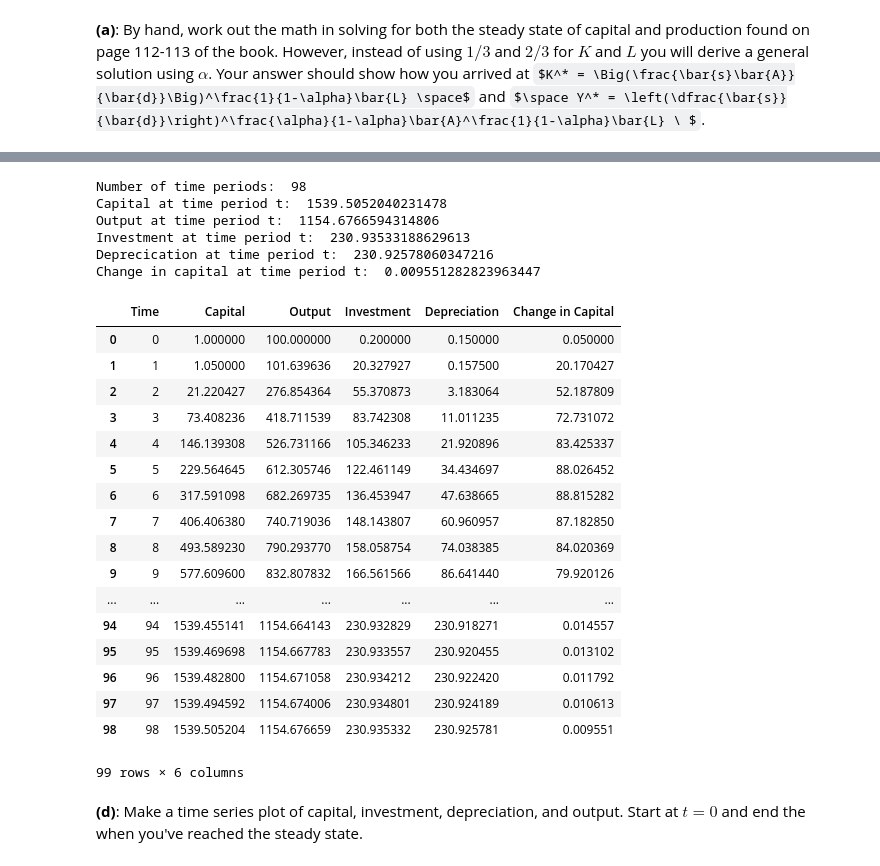
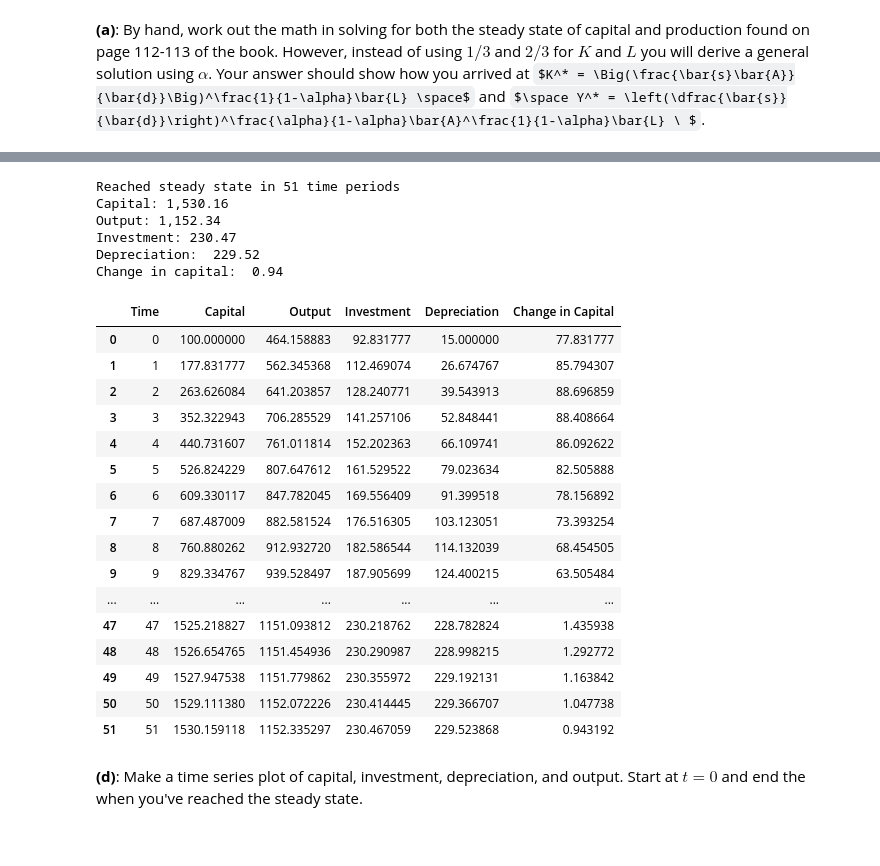
Before and after one commit to dylanjm/econ_381_development, a Jupyter notebook: solution_versions/chapter_05_solutions.ipynb, the cells around one changed output, grey strips where cells are left out. Drawn from its saved outputs; the diff is of its cells as text; code cells hidden in the pictures; some formulas as TeX source.

```diff
--- a/solution_versions/chapter_05_solutions.ipynb
+++ b/solution_versions/chapter_05_solutions.ipynb
@@ -126,14 +131,14 @@ __(c)__ Now, let's simulate the path of some key variables over time. This exerc
 | 5       |  ...           |         ...       |             ...            |                ...                   |  ...  |
 | ...     |  ...           |         ...       |             ...            |                ...                   |  ...  |
 # %%
-# Insert Python Code Here for Part (b)
-K_0 = 1
+# Define exogenous variables and parameters
+K_0 = 100
 L = 1000
 A = 1
 d = 0.15
 s = .20
-alph = 1/3
-
+alpha = 1/3
+epsilon = 10
 def production_function(A, K, L, alpha):
     return A * pow(K, alpha) * pow(L, 1 - alpha)
 
@@ -142,69 +147,68 @@ def production_function(A, K, L, alpha):
 # Here we will define a number of arrays and then append onto them inside a while loop
 ##############################################################################################
 
 # Defining the arrays
 time = [0]
 capital = np.array([K_0])
 output = np.array([production_function(A, K_0, L, alpha)])
-investment = np.array([s * capital[0]])
+investment = np.array([s * output[0]])
 depreciation = np.array([d * capital[0]])
 change_in_capital = np.array([investment[0] - depreciation[0]])
 i = 0
 
 # Using a while loop to run until we are within .01 of the steady state we calculated in part (b)
-while (abs(capital[i] - capital_steady_state)) > 0.1:
+while (abs(capital[i] - capital_steady_state)) >epsilon:
     i += 1
     time = np.append(time, i)
     capital = np.append(capital, capital[i - 1] + change_in_capital[i - 1])
     output = np.append(output, production_function(A, capital[i], L, alpha))
     investment = np.append(investment, s * output[i])
     depreciation = np.append(depreciation, d * capital[i])
     change_in_capital = np.append(change_in_capital, investment[i] - depreciation[i])
 
 # Print the results
-print('Number of time periods: ', time[i])
-print('Capital at time period t: ', capital[i])
-print('Output at time period t: ', output[i])
-print('Investment at time period t: ', investment[i])
-print('Deprecication at time period t: ', depreciation[i])
-print('Change in capital at time period t: ', change_in_capital[i], '\n')
+print('Reached steady state in',time[i],'time periods')
+print('Capital:', '{:,.2f}'.format(capital[i]))
+print('Output:', '{:,.2f}'.format(output[i]))
+print('Investment:', '{:,.2f}'.format( investment[i]))
+print('Depreciation: ', '{:,.2f}'.format( depreciation[i]))
+print('Change in capital: ', '{:,.2f}'.format( change_in_capital[i], '\n'))
 
 # Print the data frame with the final values
 # Run this code to create the data frame!
 
 df = pd.DataFrame({'Time':time,
                    'Capital':capital,
-                  'Output':output,
-                  'Investment':investment,
-                  'Depreciation':depreciation,
-                  'Change in Capital':change_in_capital},
-                  columns=['Time', 'Capital', 'Output', 'Investment', 'Depreciation', 'Change in Capital'])
+                   'Output':output,
+                   'Investment':investment,
+                   'Depreciation':depreciation,
+                   'Change in Capital':change_in_capital},
+                   columns=['Time', 'Capital', 'Output', 'Investment', 'Depreciation', 'Change in Capital'])
 df
 # %% [output]
-Number of time periods:  98
-Capital at time period t:  1539.5052040231478
-Output at time period t:  1154.6766594314806
-Investment at time period t:  230.93533188629613
-Deprecication at time period t:  230.92578060347216
-Change in capital at time period t:  0.009551282823963447
+Reached steady state in 51 time periods
+Capital: 1,530.16
+Output: 1,152.34
+Investment: 230.47
+Depreciation:  229.52
+Change in capital:  0.94
 |  | Time | Capital | Output | Investment | Depreciation | Change in Capital |
-| 0 | 0 | 1.000000 | 100.000000 | 0.200000 | 0.150000 | 0.050000 |
-| 1 | 1 | 1.050000 | 101.639636 | 20.327927 | 0.157500 | 20.170427 |
-| 2 | 2 | 21.220427 | 276.854364 | 55.370873 | 3.183064 | 52.187809 |
-| 3 | 3 | 73.408236 | 418.711539 | 83.742308 | 11.011235 | 72.731072 |
-| 4 | 4 | 146.139308 | 526.731166 | 105.346233 | 21.920896 | 83.425337 |
-| 5 | 5 | 229.564645 | 612.305746 | 122.461149 | 34.434697 | 88.026452 |
-| 6 | 6 | 317.591098 | 682.269735 | 136.453947 | 47.638665 | 88.815282 |
-| 7 | 7 | 406.406380 | 740.719036 | 148.143807 | 60.960957 | 87.182850 |
-| 8 | 8 | 493.589230 | 790.293770 | 158.058754 | 74.038385 | 84.020369 |
-| 9 | 9 | 577.609600 | 832.807832 | 166.561566 | 86.641440 | 79.920126 |
+| 0 | 0 | 100.000000 | 464.158883 | 92.831777 | 15.000000 | 77.831777 |
+| 1 | 1 | 177.831777 | 562.345368 | 112.469074 | 26.674767 | 85.794307 |
+| 2 | 2 | 263.626084 | 641.203857 | 128.240771 | 39.543913 | 88.696859 |
+| 3 | 3 | 352.322943 | 706.285529 | 141.257106 | 52.848441 | 88.408664 |
+| 4 | 4 | 440.731607 | 761.011814 | 152.202363 | 66.109741 | 86.092622 |
+| 5 | 5 | 526.824229 | 807.647612 | 161.529522 | 79.023634 | 82.505888 |
+| 6 | 6 | 609.330117 | 847.782045 | 169.556409 | 91.399518 | 78.156892 |
+| 7 | 7 | 687.487009 | 882.581524 | 176.516305 | 103.123051 | 73.393254 |
+| 8 | 8 | 760.880262 | 912.932720 | 182.586544 | 114.132039 | 68.454505 |
+| 9 | 9 | 829.334767 | 939.528497 | 187.905699 | 124.400215 | 63.505484 |
 | ... | ... | ... | ... | ... | ... | ... |
-| 94 | 94 | 1539.455141 | 1154.664143 | 230.932829 | 230.918271 | 0.014557 |
-| 95 | 95 | 1539.469698 | 1154.667783 | 230.933557 | 230.920455 | 0.013102 |
-| 96 | 96 | 1539.482800 | 1154.671058 | 230.934212 | 230.922420 | 0.011792 |
-| 97 | 97 | 1539.494592 | 1154.674006 | 230.934801 | 230.924189 | 0.010613 |
-| 98 | 98 | 1539.505204 | 1154.676659 | 230.935332 | 230.925781 | 0.009551 |
+| 47 | 47 | 1525.218827 | 1151.093812 | 230.218762 | 228.782824 | 1.435938 |
+| 48 | 48 | 1526.654765 | 1151.454936 | 230.290987 | 228.998215 | 1.292772 |
+| 49 | 49 | 1527.947538 | 1151.779862 | 230.355972 | 229.192131 | 1.163842 |
+| 50 | 50 | 1529.111380 | 1152.072226 | 230.414445 | 229.366707 | 1.047738 |
+| 51 | 51 | 1530.159118 | 1152.335297 | 230.467059 | 229.523868 | 0.943192 |
-99 rows × 6 columns
 # %% [markdown]
 __(d)__: Make a time series plot of capital, investment, depreciation, and output. Start at $t=0$ and end the when you've reached the steady state.
 # %%
```
Also changed, not shown: parts of 10 cells of this notebook.
